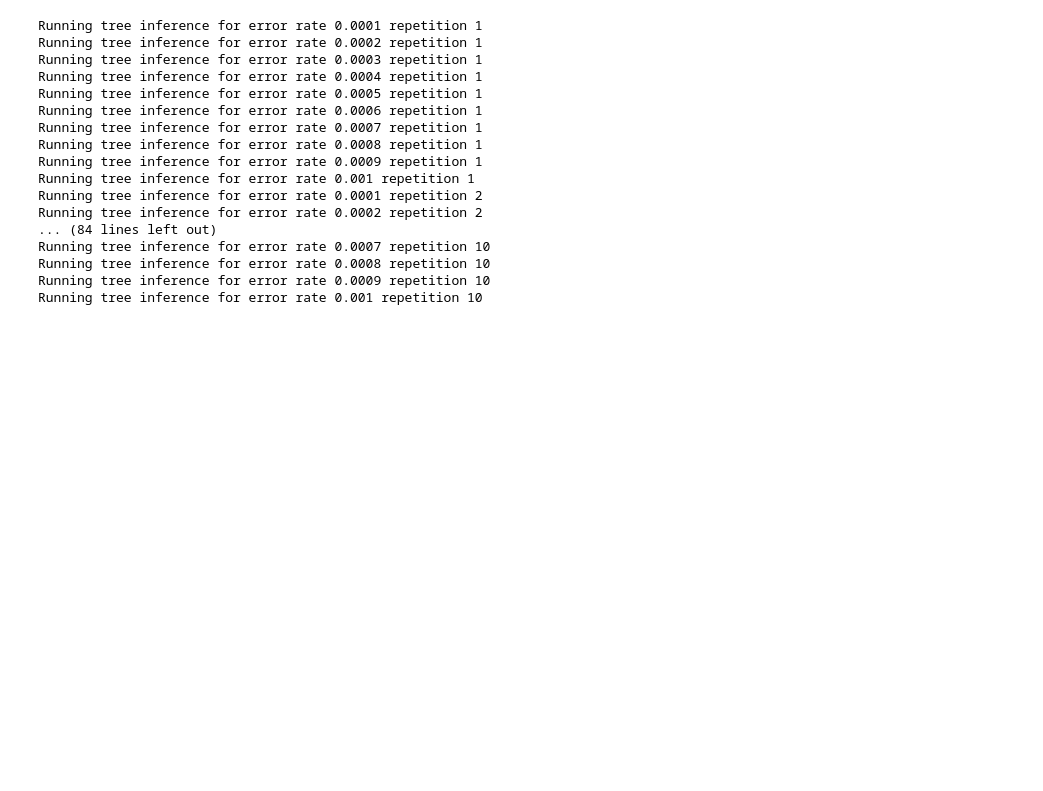
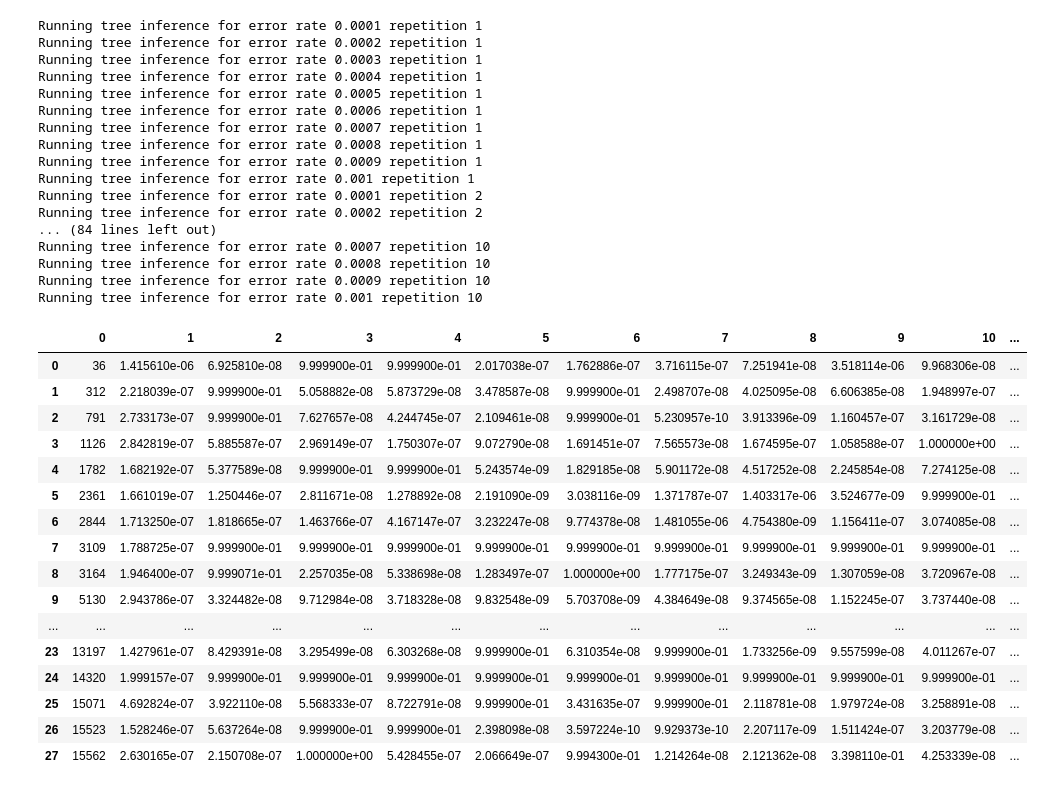
Before and after one commit to cbg-ethz/mt-SCITE, a Jupyter notebook: Notebooks/compute_mutations_probabilities_P9855_and_run_scite.ipynb, the cells around one changed output. Drawn from its saved outputs; the diff is of its cells as text; code cells hidden in the pictures; blank space fills up the shorter version.

Commit message:
data for ms_200423

```diff
--- a/Notebooks/compute_mutations_probabilities_P9855_and_run_scite.ipynb
+++ b/Notebooks/compute_mutations_probabilities_P9855_and_run_scite.ipynb
@@ -227,3 +231,24 @@ Running tree inference for error rate 0.0007 repetition 10
 Running tree inference for error rate 0.0008 repetition 10
 Running tree inference for error rate 0.0009 repetition 10
 Running tree inference for error rate 0.001 repetition 10
+# %%
+true_tree = pd.read_csv('../../data/P9855_matrix_output_w_pos/0.0007.csv', sep='\t', header=None)
+true_tree
+# %% [output]
+|  | 0 | 1 | 2 | 3 | 4 | 5 | 6 | 7 | 8 | 9 | 10 | ... |
+| 0 | 36 | 1.415610e-06 | 6.925810e-08 | 9.999900e-01 | 9.999900e-01 | 2.017038e-07 | 1.762886e-07 | 3.716115e-07 | 7.251941e-08 | 3.518114e-06 | 9.968306e-08 | ... |
+| 1 | 312 | 2.218039e-07 | 9.999900e-01 | 5.058882e-08 | 5.873729e-08 | 3.478587e-08 | 9.999900e-01 | 2.498707e-08 | 4.025095e-08 | 6.606385e-08 | 1.948997e-07 | ... |
+| 2 | 791 | 2.733173e-07 | 9.999900e-01 | 7.627657e-08 | 4.244745e-07 | 2.109461e-08 | 9.999900e-01 | 5.230957e-10 | 3.913396e-09 | 1.160457e-07 | 3.161729e-08 | ... |
+| 3 | 1126 | 2.842819e-07 | 5.885587e-07 | 2.969149e-07 | 1.750307e-07 | 9.072790e-08 | 1.691451e-07 | 7.565573e-08 | 1.674595e-07 | 1.058588e-07 | 1.000000e+00 | ... |
+| 4 | 1782 | 1.682192e-07 | 5.377589e-08 | 9.999900e-01 | 9.999900e-01 | 5.243574e-09 | 1.829185e-08 | 5.901172e-08 | 4.517252e-08 | 2.245854e-08 | 7.274125e-08 | ... |
+| 5 | 2361 | 1.661019e-07 | 1.250446e-07 | 2.811671e-08 | 1.278892e-08 | 2.191090e-09 | 3.038116e-09 | 1.371787e-07 | 1.403317e-06 | 3.524677e-09 | 9.999900e-01 | ... |
+| 6 | 2844 | 1.713250e-07 | 1.818665e-07 | 1.463766e-07 | 4.167147e-07 | 3.232247e-08 | 9.774378e-08 | 1.481055e-06 | 4.754380e-09 | 1.156411e-07 | 3.074085e-08 | ... |
+| 7 | 3109 | 1.788725e-07 | 9.999900e-01 | 9.999900e-01 | 9.999900e-01 | 9.999900e-01 | 9.999900e-01 | 9.999900e-01 | 9.999900e-01 | 9.999900e-01 | 9.999900e-01 | ... |
+| 8 | 3164 | 1.946400e-07 | 9.999071e-01 | 2.257035e-08 | 5.338698e-08 | 1.283497e-07 | 1.000000e+00 | 1.777175e-07 | 3.249343e-09 | 1.307059e-08 | 3.720967e-08 | ... |
+| 9 | 5130 | 2.943786e-07 | 3.324482e-08 | 9.712984e-08 | 3.718328e-08 | 9.832548e-09 | 5.703708e-09 | 4.384649e-08 | 9.374565e-08 | 1.152245e-07 | 3.737440e-08 | ... |
+| ... | ... | ... | ... | ... | ... | ... | ... | ... | ... | ... | ... | ... |
+| 23 | 13197 | 1.427961e-07 | 8.429391e-08 | 3.295499e-08 | 6.303268e-08 | 9.999900e-01 | 6.310354e-08 | 9.999900e-01 | 1.733256e-09 | 9.557599e-08 | 4.011267e-07 | ... |
+| 24 | 14320 | 1.999157e-07 | 9.999900e-01 | 9.999900e-01 | 9.999900e-01 | 9.999900e-01 | 9.999900e-01 | 9.999900e-01 | 9.999900e-01 | 9.999900e-01 | 9.999900e-01 | ... |
+| 25 | 15071 | 4.692824e-07 | 3.922110e-08 | 5.568333e-07 | 8.722791e-08 | 9.999900e-01 | 3.431635e-07 | 9.999900e-01 | 2.118781e-08 | 1.979724e-08 | 3.258891e-08 | ... |
+| 26 | 15523 | 1.528246e-07 | 5.637264e-08 | 9.999900e-01 | 9.999900e-01 | 2.398098e-08 | 3.597224e-10 | 9.929373e-10 | 2.207117e-09 | 1.511424e-07 | 3.203779e-08 | ... |
+| 27 | 15562 | 2.630165e-07 | 2.150708e-07 | 1.000000e+00 | 5.428455e-07 | 2.066649e-07 | 9.994300e-01 | 1.214264e-08 | 2.121362e-08 | 3.398110e-01 | 4.253339e-08 | ... |
```
Also changed, not shown: parts of 1 cell of this notebook.
